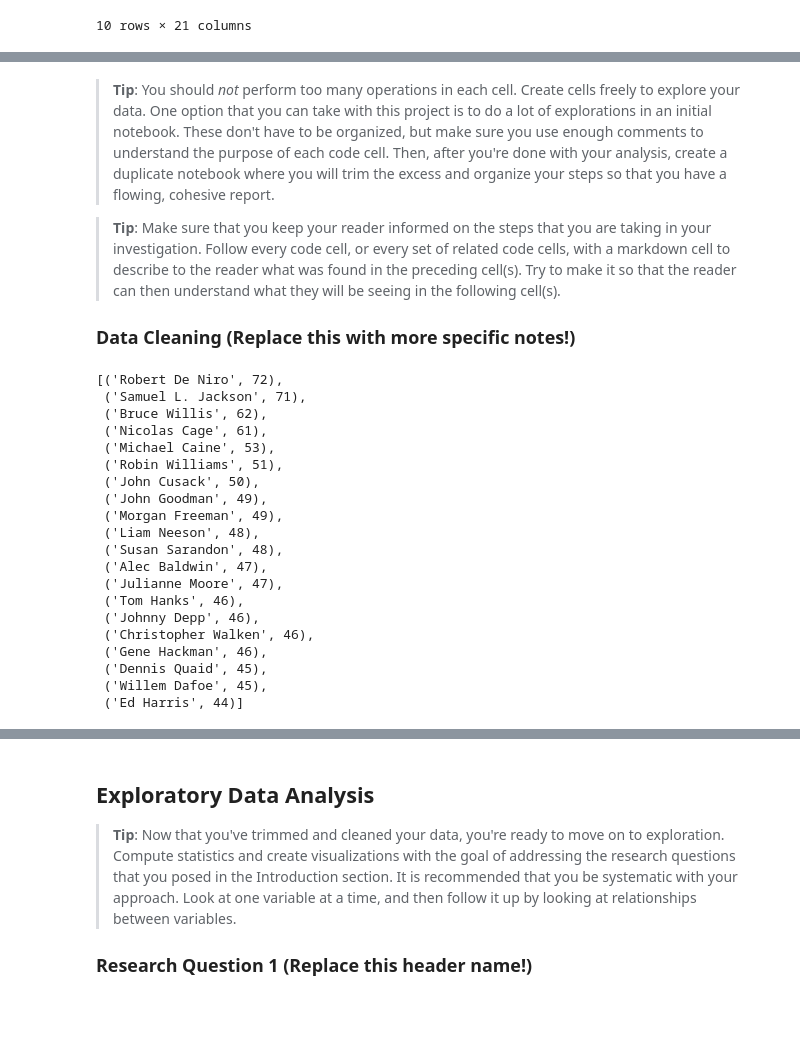
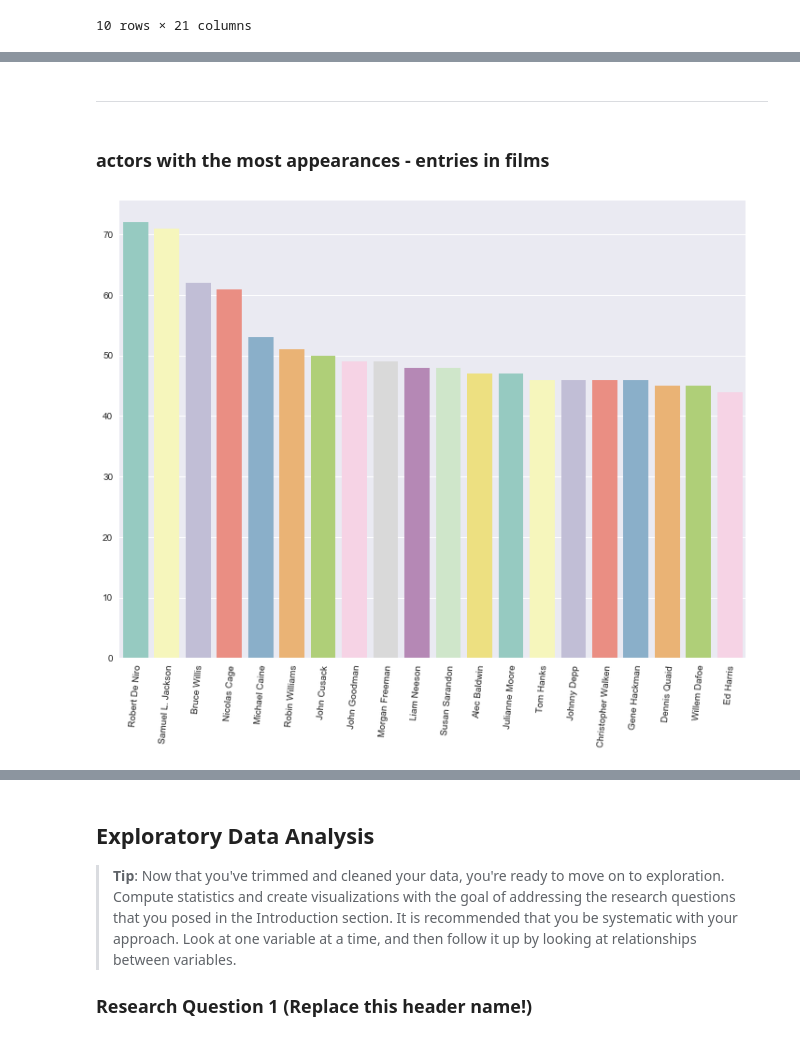
Before and after one commit to praxitelisk/DAND-P1-Investigate-a-Dataset, a Jupyter notebook: Investigate_a_Dataset.ipynb, the cells around one changed output, grey strips where cells are left out. Saved outputs shown, nothing was run; the diff lists cells and outputs as text; code cells hidden in the pictures; blank space fills up the shorter version.

Commit message:
working around and investigating the project even more

```diff
--- a/Investigate_a_Dataset.ipynb
+++ b/Investigate_a_Dataset.ipynb
@@ -70,12 +95,6 @@ data.head(10)
 ####################################
 data = data[data["cast"].isnull() == False]
 data = data[data["genres"].isnull() == False]
-# %% [markdown]
-> **Tip**: You should _not_ perform too many operations in each cell. Create cells freely to explore your data. One option that you can take with this project is to do a lot of explorations in an initial notebook. These don't have to be organized, but make sure you use enough comments to understand the purpose of each code cell. Then, after you're done with your analysis, create a duplicate notebook where you will trim the excess and organize your steps so that you have a flowing, cohesive report.
-
-> **Tip**: Make sure that you keep your reader informed on the steps that you are taking in your investigation. Follow every code cell, or every set of related code cells, with a markdown cell to describe to the reader what was found in the preceding cell(s). Try to make it so that the reader can then understand what they will be seeing in the following cell(s).
-
-### Data Cleaning (Replace this with more specific notes!)
 # %%
 #cleaning data - converting budget and revenue to a visually friendlier version dividing by 10^6
 #so numbers in millions are being converted.
@@ -85,53 +104,54 @@ data["revenueDivided"] = data.revenue.divide(10**6)
 
 #print(data["budgetDivided"].head(10))
 #print(data["revenueDivided"].head(10))
+# %% [markdown]
+________________________________________________________________________________________________
+# %% [markdown]
+### actors with the most appearances - entries in films
 # %%
 # After discussing the structure of the data and any problems that need to be
 #   cleaned, perform those cleaning steps in the second part of this section.
 
 ###
 #Creating a dict for the cast, and how many times each actor casted for movies
 ###
 actor_dict = {}
 
 actors = data["cast"]
 actors = actors.str.split("|")
 actors = np.array(actors)
 for actorList in actors:
     #check if there is a problematic list which is just a float
     for actor in actorList:
         actor = actor.lstrip() #trim the whitespaces
         if actor not in actor_dict:
             actor_dict[actor] = 1
         else:
             actor_dict[actor] += 1
 
 
 
+sorted_actor_dict = sorted(actor_dict.items(), key = operator.itemgetter(1), reverse = True)
+#sorted_actor_dict[0:10]
 
-sorted_actor_dict = sorted(actor_dict.items(), key = operator.itemgetter(1), reverse = True)
-sorted_actor_dict[0:20]
+
+x_axis = list()
+y_axis = list()
+
+for item in sorted_actor_dict[0:20]:
+    x_axis.append(item[0])
+    y_axis.append(item[1])
+
+
+sns.set(rc={'figure.figsize':(12,9)})
+bar_plot = sns.barplot(x_axis, y_axis, palette="Set3")
+
+
+#rotate x-axis' text
+for item in bar_plot.get_xticklabels():
+    item.set_rotation(85)
 # %% [output]
-[('Robert De Niro', 72),
- ('Samuel L. Jackson', 71),
- ('Bruce Willis', 62),
- ('Nicolas Cage', 61),
- ('Michael Caine', 53),
- ('Robin Williams', 51),
- ('John Cusack', 50),
- ('John Goodman', 49),
- ('Morgan Freeman', 49),
- ('Liam Neeson', 48),
- ('Susan Sarandon', 48),
- ('Alec Baldwin', 47),
- ('Julianne Moore', 47),
- ('Tom Hanks', 46),
- ('Johnny Depp', 46),
- ('Christopher Walken', 46),
- ('Gene Hackman', 46),
- ('Dennis Quaid', 45),
- ('Willem Dafoe', 45),
- ('Ed Harris', 44)]
+[figure, added]
 # %%
 
 
```
Also changed, not shown: parts of 17 cells of this notebook, 1 other file.
